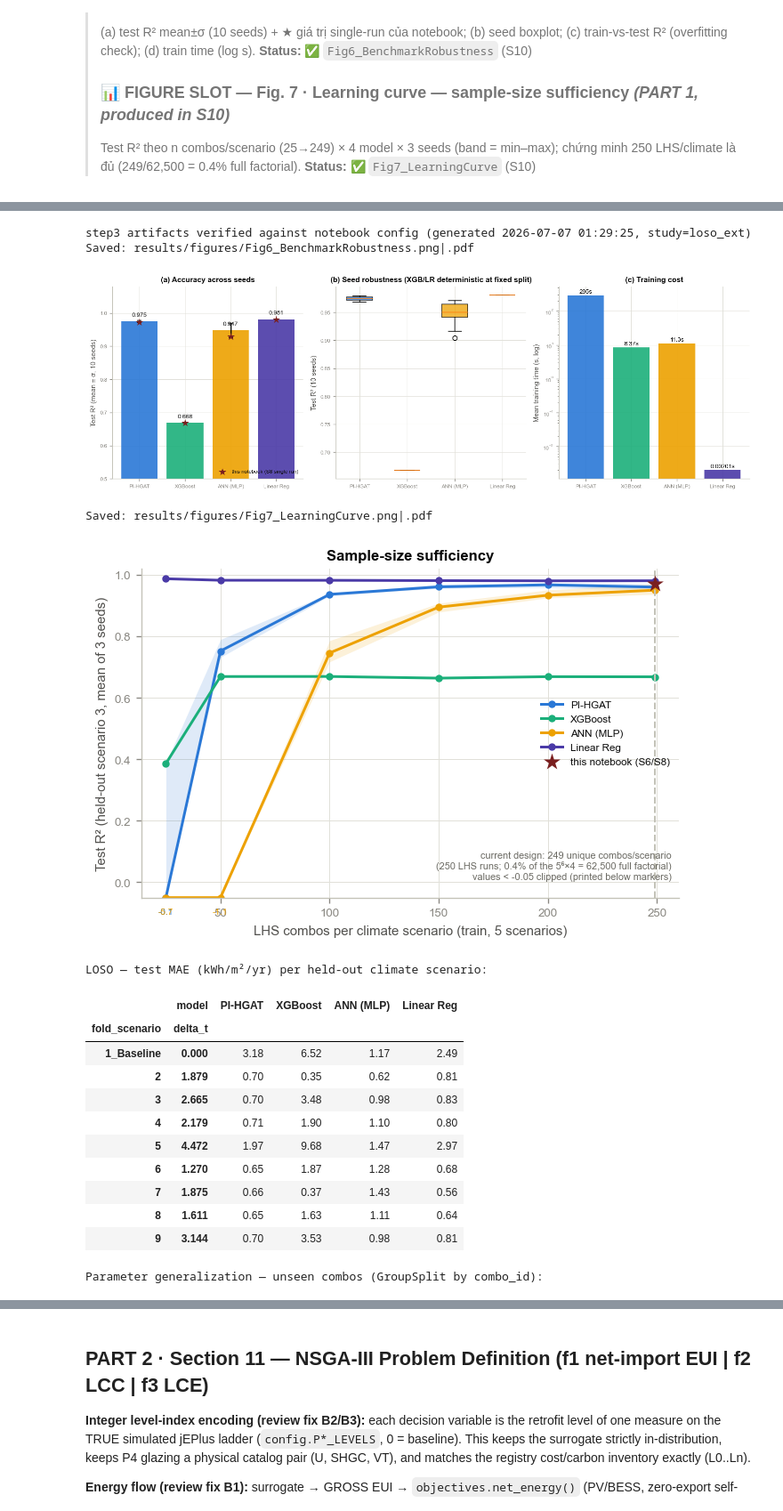
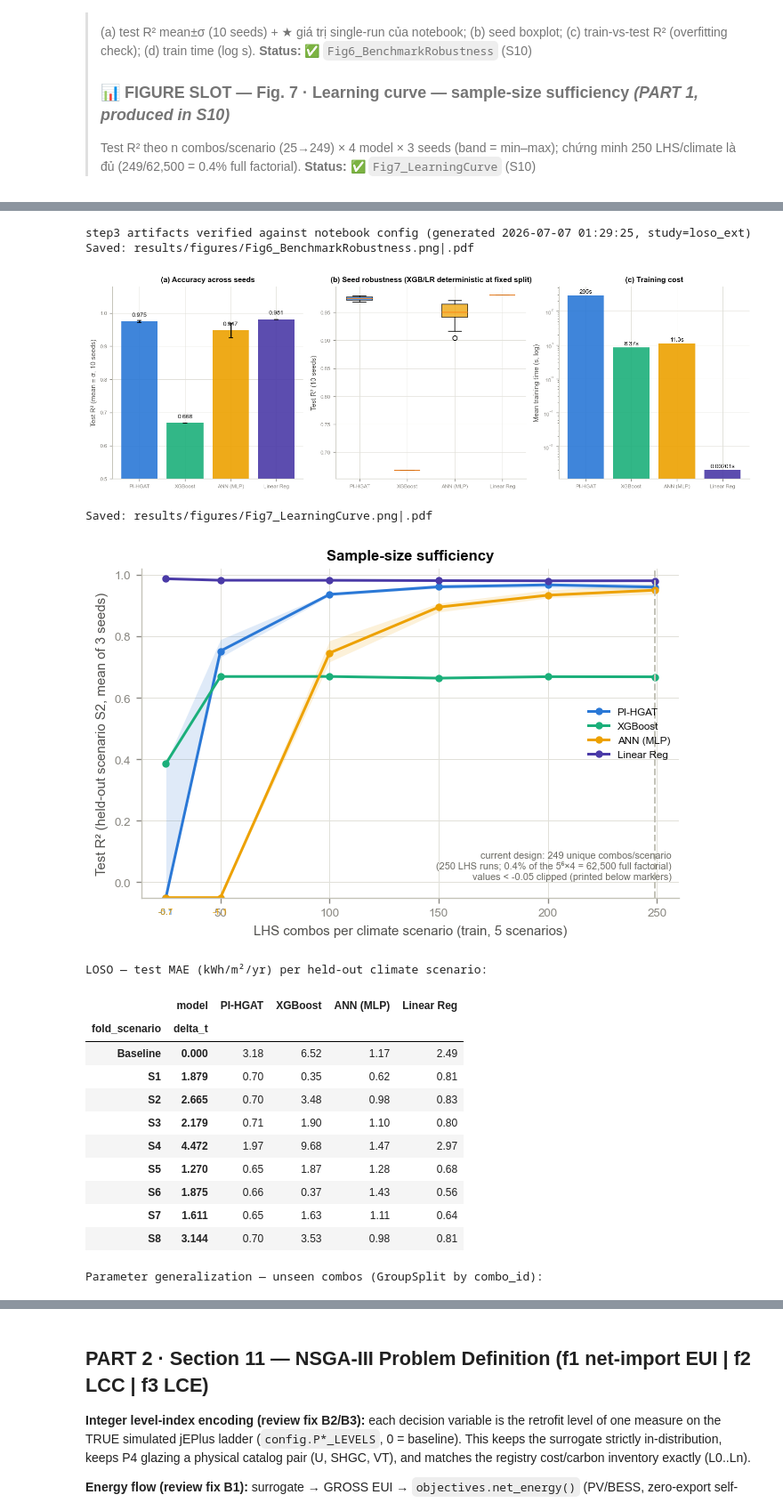
Before and after one commit to lienphatvn55/icae2026-nzeb-pipeline, a Jupyter notebook: NZEB_PIPELINE_ICAE2026_v3.ipynb, the cells around one changed output, grey strips where cells are left out. Shown at 89% size. Drawn from its saved outputs; the diff is of its cells as text; code cells hidden in the pictures.

```diff
--- a/NZEB_PIPELINE_ICAE2026_v3.ipynb
+++ b/NZEB_PIPELINE_ICAE2026_v3.ipynb
@@ -244,6 +248,7 @@ section_3_start = time.time()
 from networkx.algorithms import link_prediction
 # FIGURES C1-C3 — climate-change fingerprint (paired LHS design)
 from scripts.analysis.fig_style import apply_style, savefig
+from pi_hgat.data_split import scenario_label
 apply_style()
 
 d = df_lhs.copy()
@@ -261,7 +266,7 @@ for body in vp['bodies']:
 for part in ('cmedians', 'cmins', 'cmaxes', 'cbars'):
     vp[part].set_color('#0d366b'); vp[part].set_linewidth(1)
 ax.set_xticks(range(1, len(scen_order) + 1))
-ax.set_xticklabels([f'{s}\n(+{scen_dt[s]:.1f}°C)' for s in scen_order], fontsize=7)
+ax.set_xticklabels([scenario_label(s) for s in scen_order], fontsize=6)
 ax.set_ylabel('Gross site EUI (kWh/m²/yr)')
 ax.set_xlabel('Climate scenario (TMYx 2011-2025 baseline + CMIP6-morphed futures)')
 ax.set_title('EUI distribution shifts under climate change (250 LHS runs per scenario)')
@@ -269,12 +274,12 @@ savefig(fig, 'FigC1_ClimateEUI')
 plt.show()
 
 # --- FIG C2: paired climate sensitivity (same combos across scenarios) ---
-base = d[d.Scenario == '1_Baseline'].drop_duplicates('combo').set_index('combo')['EUI_kWh_m2']
+base = d[d.Scenario == 'Baseline'].drop_duplicates('combo').set_index('combo')['EUI_kWh_m2']
 fig, ax = plt.subplots(figsize=(6.5, 4))
 xs, ys, means = [], [], {}
 rng = np.random.RandomState(0)
 for s in scen_order:
-    if s == '1_Baseline':
+    if s == 'Baseline':
         continue
     sub = d[d.Scenario == s]
     delta = (sub['EUI_kWh_m2'] - sub['combo'].map(base)).dropna().values
@@ -287,9 +292,9 @@ for s in scen_order:
 # GCM/SSP combinations whose mean warming coincidentally differs by only
 # 0.004°C, so their clusters overlap almost exactly — offset their labels to
 # opposite sides instead of letting them stack illegibly on top of each other.
-label_offset = {'7': (-9, 9), '2': (9, -15)}
+label_offset = {'S6': (-11, 9), 'S1': (11, -15)}
 for s in scen_order:
-    if s == '1_Baseline':
+    if s == 'Baseline':
         continue
     dx, dy = label_offset.get(s, (0, 9))
     ax.annotate(s, (scen_dt[s], means[s]), xytext=(dx, dy), textcoords='offset points',
@@ -313,13 +318,12 @@ plt.show()
 # --- FIG C3: end-use shift ---
 eu_cols = {'Cooling': 'Cooling_Elec_GJ', 'Lighting': 'IntLighting_Elec_GJ',
            'Equipment': 'IntEquip_Elec_GJ', 'Fans': 'Fans_Elec_GJ', 'Pumps': 'Pumps_Elec_GJ'}
-futures = scen_dt.drop('1_Baseline')
-pick = ['1_Baseline', (futures - futures.median()).abs().idxmin(), futures.idxmax()]
+futures = scen_dt.drop('Baseline')
+pick = ['Baseline', (futures - futures.median()).abs().idxmin(), futures.idxmax()]
 # x-labels include the scenario ID (matches the 9-scenario numbering used
 # everywhere else) alongside the ΔT and the "role" (baseline/median/worst).
-labels3 = [f'Baseline (Sc. {pick[0]})\n(+0.0°C)',
-           f'Median future (Sc. {pick[1]})\n(+{scen_dt[pick[1]]:.1f}°C)',
-           f'Worst 2080s (Sc. {pick[2]})\n(+{scen_dt[pick[2]]:.1f}°C)']
+labels3 = [f'{role}\n{scenario_label(p)}' for role, p in
+           zip(['— Baseline —', '— Median future —', '— Worst 2080s —'], pick)]
 GJ_TO_KWH_M2 = 1000.0 / 3.6 / 4982.0
 colors5 = ['#0d366b', '#1c5cab', '#2a78d6', '#5598e7', '#86b6ef']
 text_colors5 = ['white', 'white', 'white', '#0b0b0b', '#0b0b0b']
@@ -938,15 +960,8 @@ bars = ax.bar(agg.index, agg['mean'], yerr=agg['std'], capsize=3,
 for b, v in zip(bars, agg['mean']):
     ax.text(b.get_x() + b.get_width()/2, b.get_height() + 0.015, f'{v:.3f}',
             ha='center', fontsize=8, fontname='Arial')
-star_lbl = False
-for k, m in enumerate(ORDER):
-    if m in df_results.index:
-        ax.scatter(k, df_results.loc[m, 'R²'], marker='*', s=110, color='#7a1f1f',
-                   zorder=5, label=None if star_lbl else 'this notebook (S8 single run)')
-        star_lbl = True
 ax.set_ylabel('Test R² (mean ± σ, 10 seeds)')
 ax.set_ylim(0.5, 1.08)
-ax.legend(prop={'size': 7}, loc='lower right')
 ax.set_title('(a) Accuracy across seeds', fontweight='bold')
 
 # (b) boxplot of test R2 across seeds
@@ -994,10 +1009,6 @@ for m in ORDER:
             ax.annotate(f'{mu:.1f}', (n_val, Y_FLOOR), xytext=(0, -11),
                         textcoords='offset points', ha='center', fontsize=6,
                         color=MODEL_COLORS[m])
-# this notebook's S6 model (full 249 combos) for cross-reference
-if 'PI-HGAT' in df_results.index:
-    ax.scatter([249], [df_results.loc['PI-HGAT', 'R²']], marker='*', s=140,
-               color='#7a1f1f', zorder=6, label='this notebook (S6/S8)')
 ax.axvline(249, color='#c3c2b7', ls='--', lw=1.2)
 ax.set_ylim(Y_FLOOR, 1.02)
 ax.text(0.985, 0.05,
@@ -1007,7 +1018,7 @@ ax.text(0.985, 0.05,
         transform=ax.transAxes, ha='right', va='bottom', fontsize=6.5,
         fontname='Arial', color='#6b6a63')
 ax.set_xlabel('LHS combos per climate scenario (train, 5 scenarios)')
-ax.set_ylabel('Test R² (held-out scenario 3, mean of 3 seeds)')
+ax.set_ylabel('Test R² (held-out scenario S2, mean of 3 seeds)')
 ax.set_title('Sample-size sufficiency', fontweight='bold')
 ax.legend(prop={'size': 7}, loc='center right')
 savefig(fig, 'Fig7_LearningCurve')
@@ -1041,7 +1052,7 @@ if os.path.exists('results/step3_loso_ext.csv'):
 
     fig, (axa, axb) = plt.subplots(1, 2, figsize=(12.5, 4.3))
 
-    # (a) combined R2 vs dT per model. Folds 1_Baseline (dT=0) and 5 (dT=4.47)
+    # (a) combined R2 vs dT per model. Folds Baseline (dT=0) and S4 (dT=4.47)
     # are EXTRApolation folds (dT outside the remaining-train hull); the rest
     # are interpolation folds.
     Y_FLOOR = -0.05
@@ -1074,47 +1085,47 @@ if os.path.exists('results/step3_loso_ext.csv'):
     ph = ph.sort_values('delta_t')
     xpos = np.arange(len(ph))
     axb.bar(xpos - 0.19, ph['main'], width=0.38, color='#2a78d6',
             label='MAIN rows (combos seen in training)')
     axb.bar(xpos + 0.19, ph['external'], width=0.38, color='#86b6ef',
             label='External replicate (unseen combos)')
     axb.set_xticks(xpos)
     axb.set_xticklabels([f"{s}\n(+{d:.1f}°C)" for s, d in
                          zip(ph['fold_scenario'], ph['delta_t'])], fontsize=6.5)
     axb.set_ylabel('PI-HGAT MAE (kWh/m²/yr)')
     axb.set_title('(b) Parameter-generalization cost per climate (PI-HGAT)',
                   fontweight='bold')
     axb.legend(prop={'size': 7})
     plt.tight_layout()
     savefig(fig, 'FigC4_LOSOExternal')
     plt.show()
 
     t_lx_r2 = lx[lx.eval_set == 'combined'].pivot_table(
         index=['fold_scenario', 'delta_t'], columns='model', values='r2')[ORDER].round(4)
     print('loso_ext — combined R² (scenario fully held out; 250 MAIN + 150 unseen-combo external):')
     display(t_lx_r2)
     t_lx_mae = lx[lx.eval_set == 'combined'].pivot_table(
         index=['fold_scenario', 'delta_t'], columns='model', values='mae')[ORDER].round(2)
     print('loso_ext — combined MAE (kWh/m²/yr):')
     display(t_lx_mae)
     t_lx_r2.to_csv('results/step3_table_loso_ext_r2.csv')
 # %% [output]
 step3 artifacts verified against notebook config (generated 2026-07-07 01:29:25, study=loso_ext)
 Saved: results/figures/Fig6_BenchmarkRobustness.png|.pdf
-[figure, old version]
+[figure, new version]
 Saved: results/figures/Fig7_LearningCurve.png|.pdf
-[figure, old version]
+[figure, new version]
 LOSO — test MAE (kWh/m²/yr) per held-out climate scenario:
 |  | model | PI-HGAT | XGBoost | ANN (MLP) | Linear Reg |
 | fold_scenario | delta_t |  |  |  |  |
-| 1_Baseline | 0.000 | 3.18 | 6.52 | 1.17 | 2.49 |
-| 2 | 1.879 | 0.70 | 0.35 | 0.62 | 0.81 |
-| 3 | 2.665 | 0.70 | 3.48 | 0.98 | 0.83 |
-| 4 | 2.179 | 0.71 | 1.90 | 1.10 | 0.80 |
-| 5 | 4.472 | 1.97 | 9.68 | 1.47 | 2.97 |
-| 6 | 1.270 | 0.65 | 1.87 | 1.28 | 0.68 |
-| 7 | 1.875 | 0.66 | 0.37 | 1.43 | 0.56 |
-| 8 | 1.611 | 0.65 | 1.63 | 1.11 | 0.64 |
-| 9 | 3.144 | 0.70 | 3.53 | 0.98 | 0.81 |
+| Baseline | 0.000 | 3.18 | 6.52 | 1.17 | 2.49 |
+| S1 | 1.879 | 0.70 | 0.35 | 0.62 | 0.81 |
+| S2 | 2.665 | 0.70 | 3.48 | 0.98 | 0.83 |
+| S3 | 2.179 | 0.71 | 1.90 | 1.10 | 0.80 |
+| S4 | 4.472 | 1.97 | 9.68 | 1.47 | 2.97 |
+| S5 | 1.270 | 0.65 | 1.87 | 1.28 | 0.68 |
+| S6 | 1.875 | 0.66 | 0.37 | 1.43 | 0.56 |
+| S7 | 1.611 | 0.65 | 1.63 | 1.11 | 0.64 |
+| S8 | 3.144 | 0.70 | 3.53 | 0.98 | 0.81 |
 Parameter generalization — unseen combos (GroupSplit by combo_id):
 |  | r2_train | r2_test | rmse | mae | mape |
 | model |  |  |  |  |  |
```
Also changed, not shown: parts of 38 cells of this notebook, 59 other files.
